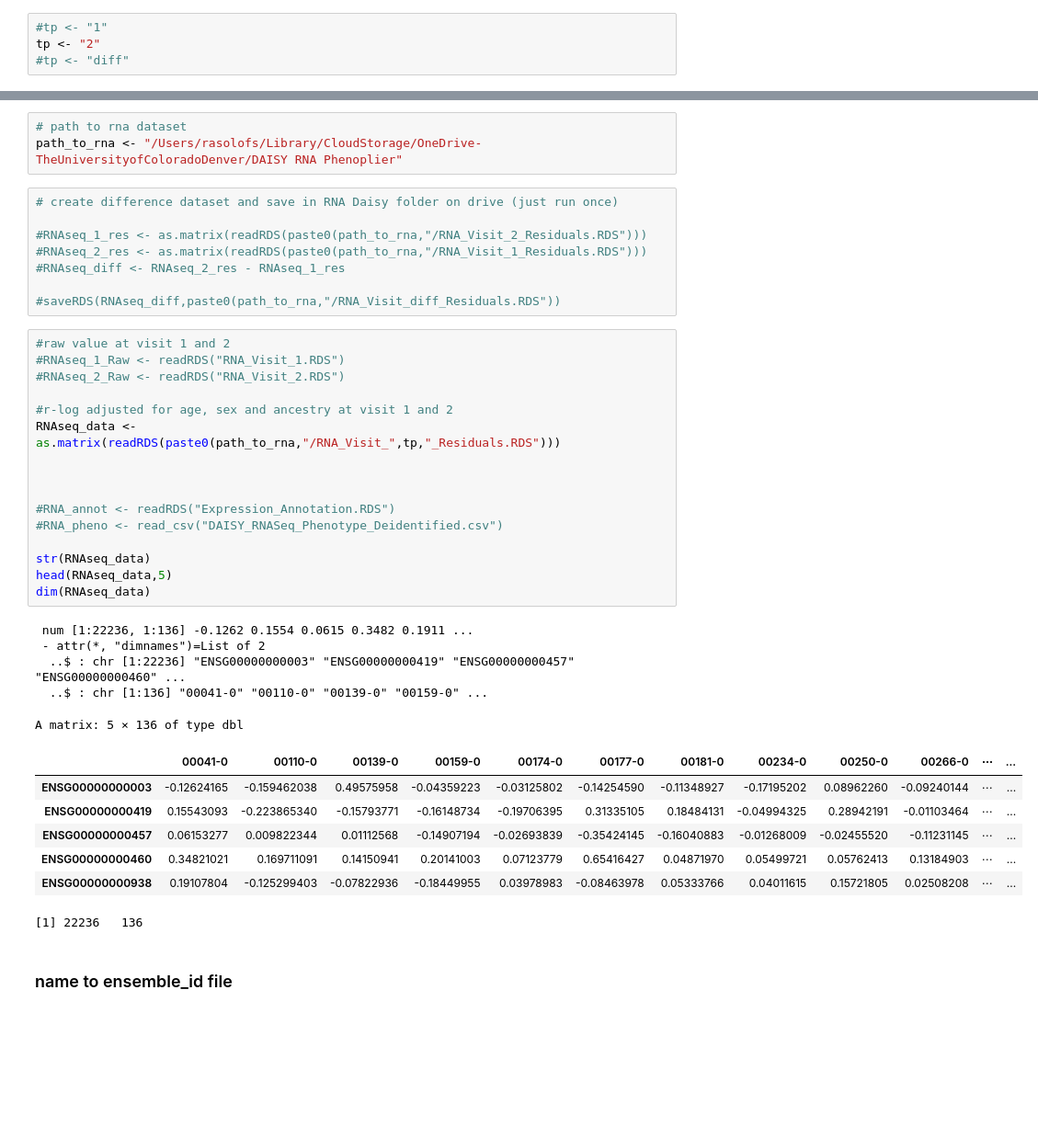
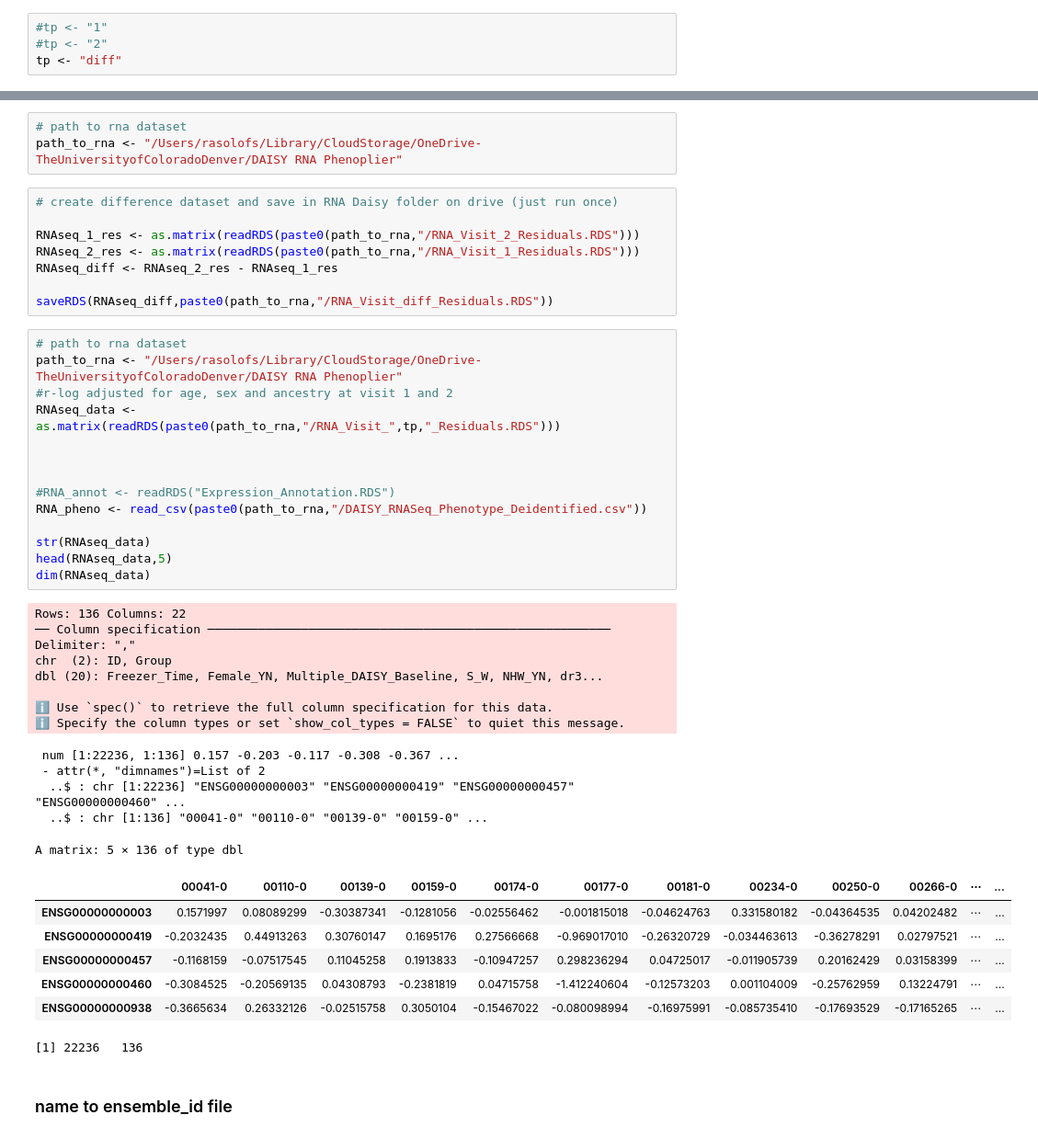
Before and after one commit to haoyu-zc/starter_repo_with_linting, a Jupyter notebook: 1-Daisy_projection_anova.ipynb, the cells around one changed output, grey strips where cells are left out. Shown at 92% size. Cells and saved outputs as stored; diff of their text form; blank space fills up the shorter version.

```diff
--- a/1-Daisy_projection_anova.ipynb
+++ b/1-Daisy_projection_anova.ipynb
@@ -72,8 +54,8 @@ GetOrderedRowNormEM <- function(exprs.mat, plier.model) {
 ### RNA_seq data: chose visit timepoint 1 or 2 or timepoint difference
 # %%
 #tp <- "1"
-tp <- "2"
-#tp <- "diff"
+#tp <- "2"
+tp <- "diff"
 # %% [markdown]
 ### load data
 # %%
@@ -82,40 +64,46 @@ path_to_rna <- "/Users/rasolofs/Library/CloudStorage/OneDrive-TheUniversityofCol
 # %%
 # create difference dataset and save in RNA Daisy folder on drive (just run once)
 
-#RNAseq_1_res <- as.matrix(readRDS(paste0(path_to_rna,"/RNA_Visit_2_Residuals.RDS")))
-#RNAseq_2_res <- as.matrix(readRDS(paste0(path_to_rna,"/RNA_Visit_1_Residuals.RDS")))
-#RNAseq_diff <- RNAseq_2_res - RNAseq_1_res
+RNAseq_1_res <- as.matrix(readRDS(paste0(path_to_rna,"/RNA_Visit_2_Residuals.RDS")))
+RNAseq_2_res <- as.matrix(readRDS(paste0(path_to_rna,"/RNA_Visit_1_Residuals.RDS")))
+RNAseq_diff <- RNAseq_2_res - RNAseq_1_res
 
-#saveRDS(RNAseq_diff,paste0(path_to_rna,"/RNA_Visit_diff_Residuals.RDS"))
+saveRDS(RNAseq_diff,paste0(path_to_rna,"/RNA_Visit_diff_Residuals.RDS"))
 # %%
-#raw value at visit 1 and 2
-#RNAseq_1_Raw <- readRDS("RNA_Visit_1.RDS")
-#RNAseq_2_Raw <- readRDS("RNA_Visit_2.RDS")
-
+# path to rna dataset
+path_to_rna <- "/Users/rasolofs/Library/CloudStorage/OneDrive-TheUniversityofColoradoDenver/DAISY RNA Phenoplier"
 #r-log adjusted for age, sex and ancestry at visit 1 and 2
 RNAseq_data <- as.matrix(readRDS(paste0(path_to_rna,"/RNA_Visit_",tp,"_Residuals.RDS")))
 
 
 
 #RNA_annot <- readRDS("Expression_Annotation.RDS")
-#RNA_pheno <- read_csv("DAISY_RNASeq_Phenotype_Deidentified.csv")
+RNA_pheno <- read_csv(paste0(path_to_rna,"/DAISY_RNASeq_Phenotype_Deidentified.csv"))
 
 str(RNAseq_data)
 head(RNAseq_data,5)
 dim(RNAseq_data)
 # %% [output]
- num [1:22236, 1:136] -0.1262 0.1554 0.0615 0.3482 0.1911 ...
- - attr(*, "dimnames")=List of 2
-  ..$ : chr [1:22236] "ENSG00000000003" "ENSG00000000419" "ENSG00000000457" "ENSG00000000460" ...
-  ..$ : chr [1:136] "00041-0" "00110-0" "00139-0" "00159-0" ...
+Rows: 136 Columns: 22
+── Column specification ────────────────────────────────────────────────────────
+Delimiter: ","
+chr  (2): ID, Group
+dbl (20): Freezer_Time, Female_YN, Multiple_DAISY_Baseline, S_W, NHW_YN, dr3...
+
+ℹ Use `spec()` to retrieve the full column specification for this data.
+ℹ Specify the column types or set `show_col_types = FALSE` to quiet this message.
-A matrix: 5 × 136 of type dbl
+ num [1:22236, 1:136] 0.157 -0.203 -0.117 -0.308 -0.367 ...
+ - attr(*, "dimnames")=List of 2
+  ..$ : chr [1:22236] "ENSG00000000003" "ENSG00000000419" "ENSG00000000457" "ENSG00000000460" ...
+  ..$ : chr [1:136] "00041-0" "00110-0" "00139-0" "00159-0" ...
+A matrix: 5 × 136 of type dbl
 |  | 00041-0 | 00110-0 | 00139-0 | 00159-0 | 00174-0 | 00177-0 | 00181-0 | 00234-0 | 00250-0 | 00266-0 | ⋯ | ... |
-| ENSG00000000003 | -0.12624165 | -0.159462038 | 0.49575958 | -0.04359223 | -0.03125802 | -0.14254590 | -0.11348927 | -0.17195202 | 0.08962260 | -0.09240144 | ⋯ | ... |
-| ENSG00000000419 | 0.15543093 | -0.223865340 | -0.15793771 | -0.16148734 | -0.19706395 | 0.31335105 | 0.18484131 | -0.04994325 | 0.28942191 | -0.01103464 | ⋯ | ... |
-| ENSG00000000457 | 0.06153277 | 0.009822344 | 0.01112568 | -0.14907194 | -0.02693839 | -0.35424145 | -0.16040883 | -0.01268009 | -0.02455520 | -0.11231145 | ⋯ | ... |
-| ENSG00000000460 | 0.34821021 | 0.169711091 | 0.14150941 | 0.20141003 | 0.07123779 | 0.65416427 | 0.04871970 | 0.05499721 | 0.05762413 | 0.13184903 | ⋯ | ... |
-| ENSG00000000938 | 0.19107804 | -0.125299403 | -0.07822936 | -0.18449955 | 0.03978983 | -0.08463978 | 0.05333766 | 0.04011615 | 0.15721805 | 0.02508208 | ⋯ | ... |
+| ENSG00000000003 | 0.1571997 | 0.08089299 | -0.30387341 | -0.1281056 | -0.02556462 | -0.001815018 | -0.04624763 | 0.331580182 | -0.04364535 | 0.04202482 | ⋯ | ... |
+| ENSG00000000419 | -0.2032435 | 0.44913263 | 0.30760147 | 0.1695176 | 0.27566668 | -0.969017010 | -0.26320729 | -0.034463613 | -0.36278291 | 0.02797521 | ⋯ | ... |
+| ENSG00000000457 | -0.1168159 | -0.07517545 | 0.11045258 | 0.1913833 | -0.10947257 | 0.298236294 | 0.04725017 | -0.011905739 | 0.20162429 | 0.03158399 | ⋯ | ... |
+| ENSG00000000460 | -0.3084525 | -0.20569135 | 0.04308793 | -0.2381819 | 0.04715758 | -1.412240604 | -0.12573203 | 0.001104009 | -0.25762959 | 0.13224791 | ⋯ | ... |
+| ENSG00000000938 | -0.3665634 | 0.26332126 | -0.02515758 | 0.3050104 | -0.15467022 | -0.080098994 | -0.16975991 | -0.085735410 | -0.17693529 | -0.17165265 | ⋯ | ... |
-[1] 22236   136
+[1] 22236   136
 # %% [markdown]
 ### name to ensemble_id file
 # %%
```
Also changed, not shown: parts of 6 cells of this notebook, 5 other files.
